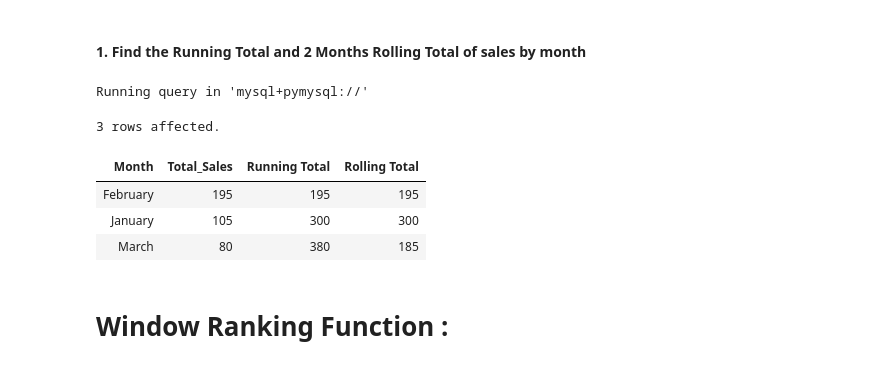
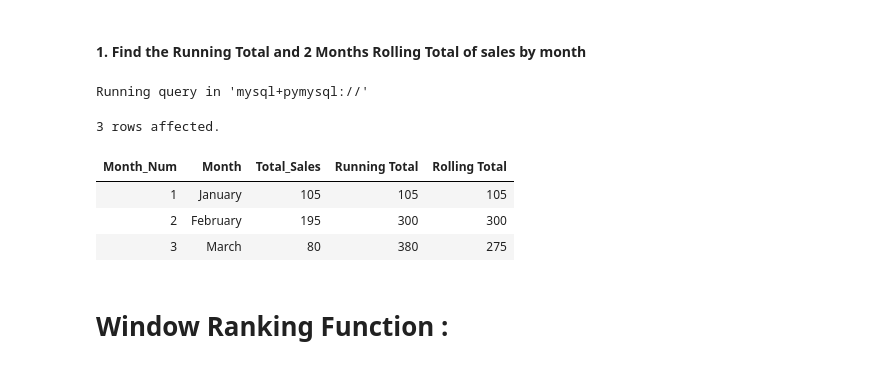
Before and after one commit to the-naman/Learn, a Jupyter notebook: SQL/SQL by Barra/My Notes/07. I - Aggregation and Analytical Functions.ipynb, the cells around one changed output. Drawn from its saved outputs; the diff is of its cells as text; code cells hidden in the pictures.

```diff
--- a/SQL/SQL by Barra/My Notes/07. I - Aggregation and Analytical Functions.ipynb
+++ b/SQL/SQL by Barra/My Notes/07. I - Aggregation and Analytical Functions.ipynb
@@ -940,21 +940,26 @@ Used for:
 # %%
 %%sql
 with RT as(
-    select distinct monthname(orderdate) as `Month`,
+    select distinct month(orderdate) as `Month_Num`,
+        monthname(orderdate) as `Month`,
         sum(sales) over(partition by month(orderdate)) as Total_Sales
     from orders
 )
 select *,
-    sum(Total_Sales) over(order by month) as `Running Total`,
-    sum(Total_Sales) over(order by Month(Month) rows between 1 preceding and current row) as `Rolling Total`
+    sum(Total_Sales) over(
+        order by Month_Num
+    ) as `Running Total`,
+    sum(Total_Sales) over(
+        order by Month_Num rows between 1 preceding and current row
+    ) as `Rolling Total`
 from RT;
 # %% [output]
 Running query in 'mysql+pymysql://'
 3 rows affected.
-| Month | Total_Sales | Running Total | Rolling Total |
-| February | 195 | 195 | 195 |
-| January | 105 | 300 | 300 |
-| March | 80 | 380 | 185 |
+| Month_Num | Month | Total_Sales | Running Total | Rolling Total |
+| 1 | January | 105 | 105 | 105 |
+| 2 | February | 195 | 300 | 300 |
+| 3 | March | 80 | 380 | 275 |
 # %% [markdown]
 # Window Ranking Function :
 # %% [markdown]
```
